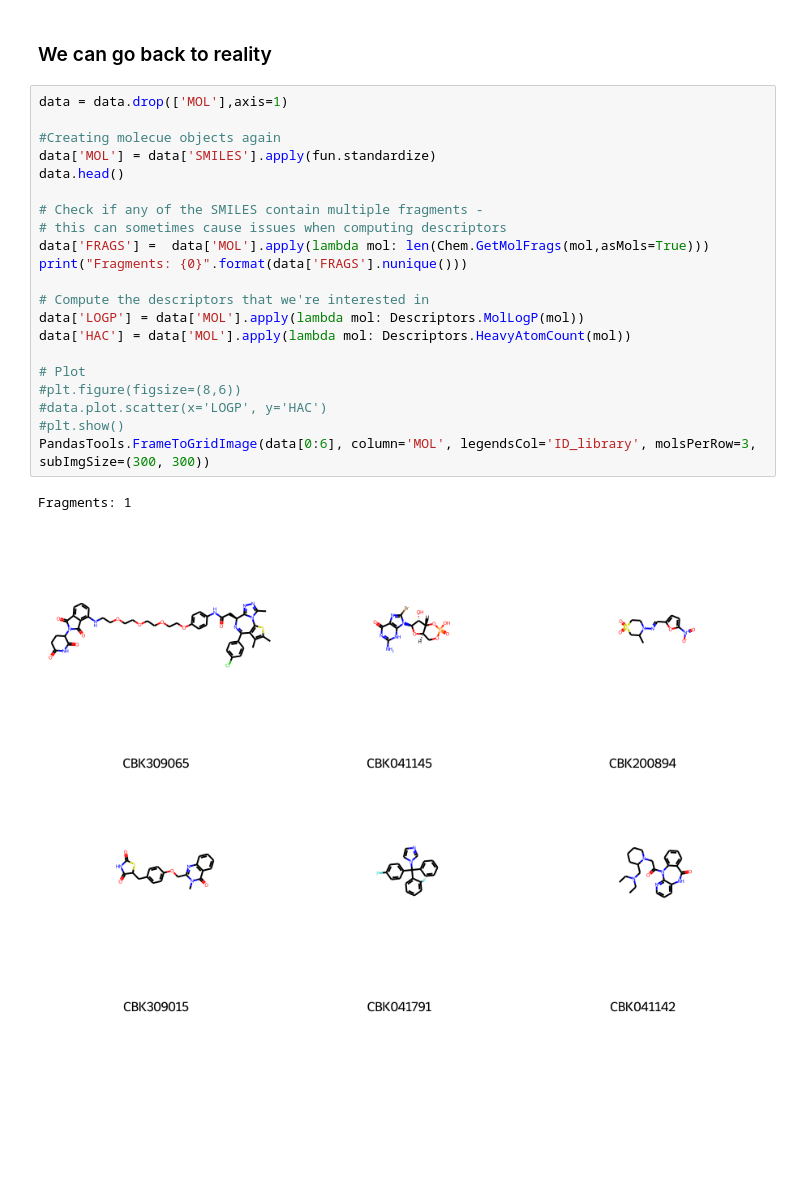
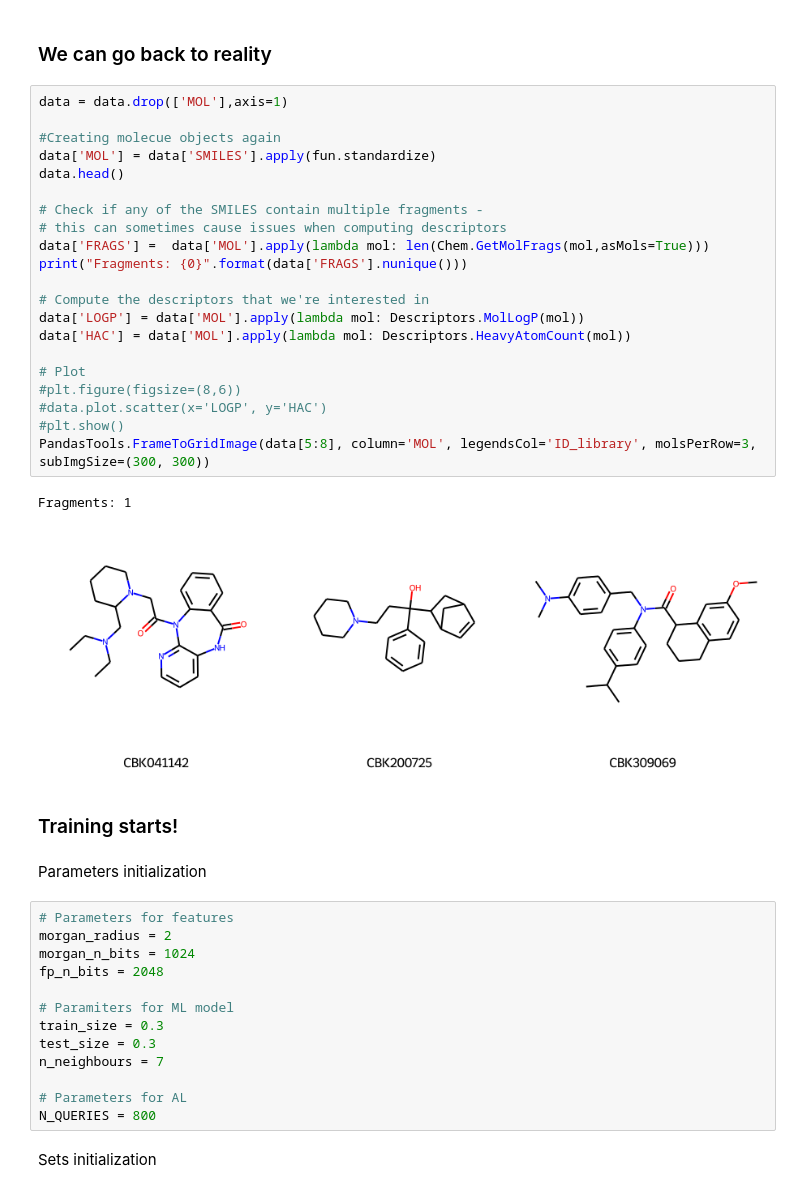
Before and after one commit to pharmbio/Thesis_ActLearn_DOP_2022, a Jupyter notebook: data/active_learning/AL_implementation.ipynb, the cells around one changed output. Drawn from its saved outputs; the diff is of its cells as text; blank space fills up the shorter version.

```diff
--- a/data/active_learning/AL_implementation.ipynb
+++ b/data/active_learning/AL_implementation.ipynb
@@ -101,25 +101,44 @@ Replacements successful
 # %%
 data = data.drop(['MOL'],axis=1)
 
 #Creating molecue objects again
 data['MOL'] = data['SMILES'].apply(fun.standardize)
 data.head()
 
 # Check if any of the SMILES contain multiple fragments -
 # this can sometimes cause issues when computing descriptors
 data['FRAGS'] =  data['MOL'].apply(lambda mol: len(Chem.GetMolFrags(mol,asMols=True)))
 print("Fragments: {0}".format(data['FRAGS'].nunique()))
 
 # Compute the descriptors that we're interested in
 data['LOGP'] = data['MOL'].apply(lambda mol: Descriptors.MolLogP(mol))
 data['HAC'] = data['MOL'].apply(lambda mol: Descriptors.HeavyAtomCount(mol))
 
 # Plot
 #plt.figure(figsize=(8,6))
 #data.plot.scatter(x='LOGP', y='HAC')
 #plt.show()
-PandasTools.FrameToGridImage(data[0:6], column='MOL', legendsCol='ID_library', molsPerRow=3, subImgSize=(300, 300))
+PandasTools.FrameToGridImage(data[5:8], column='MOL', legendsCol='ID_library', molsPerRow=3, subImgSize=(300, 300))
 # %% [output]
 Fragments: 1
-[figure, old version]
+[figure, new version]
+# %% [markdown]
+### Training starts!
+# %% [markdown]
+Parameters initialization
+# %%
+# Parameters for features
+morgan_radius = 2
+morgan_n_bits = 1024
+fp_n_bits = 2048
+
+# Paramiters for ML model
+train_size = 0.3
+test_size = 0.3
+n_neighbours = 7
+
+# Parameters for AL
+N_QUERIES = 800
+# %% [markdown]
+Sets initialization
 # %%
```
Also changed, not shown: parts of 7 cells of this notebook, 3 other files.
